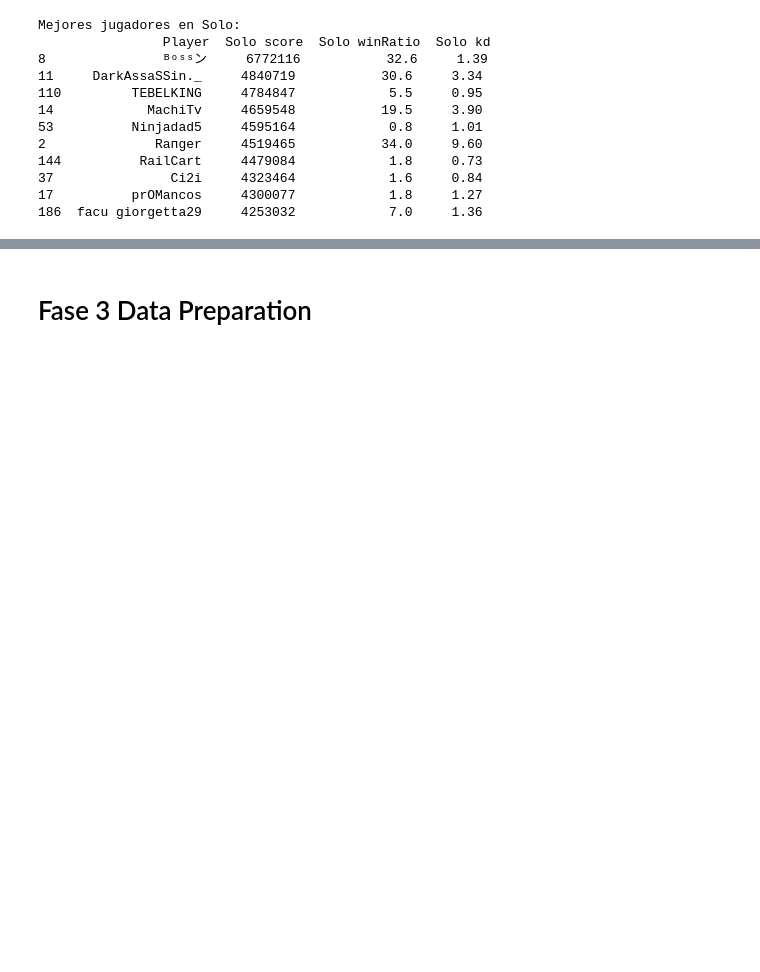
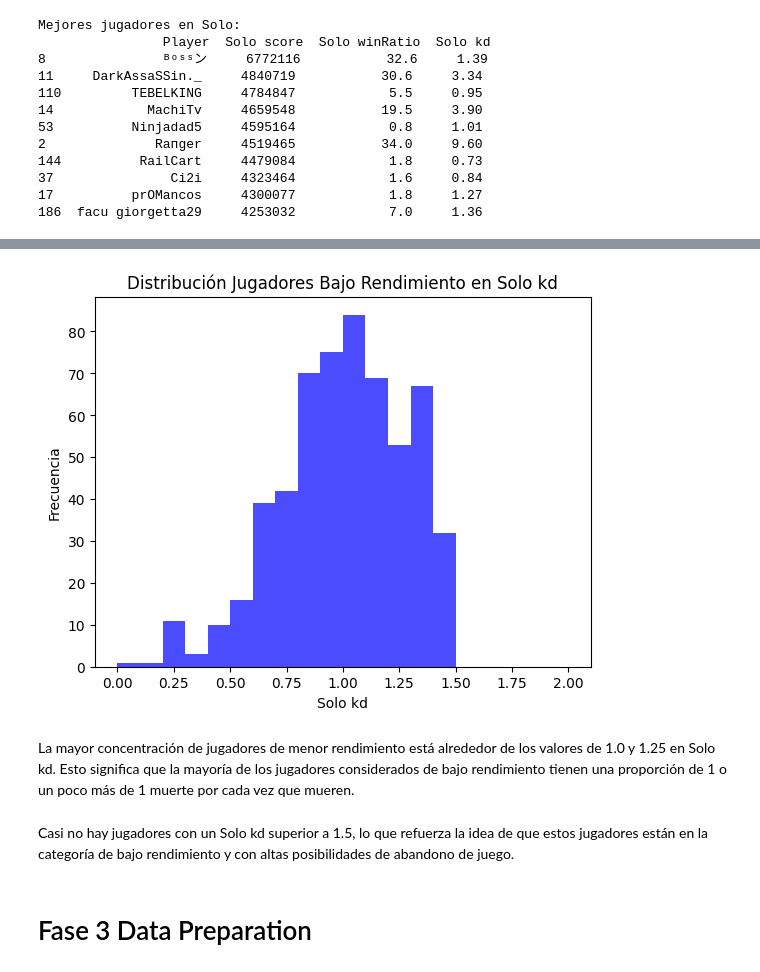
Before and after one commit to Perrogamer777/fortnite-machine, a Jupyter notebook: notebooks/note_fortinaiti.ipynb, the cells around one changed output, grey strips where cells are left out. Cells and saved outputs as stored; diff of their text form; code cells hidden in the pictures; blank space fills up the shorter version.

```diff
--- a/notebooks/note_fortinaiti.ipynb
+++ b/notebooks/note_fortinaiti.ipynb
@@ -23,9 +23,8 @@ from sklearn.impute import KNNImputer
 from sklearn.preprocessing import StandardScaler
 from sklearn.preprocessing import MinMaxScaler
 # %%
-#cargar anexo
-
-df_completo = pd.read_csv('/Users/luisolavarria/Documents/kedro/fortnite-machine/data/Fortnite_players_stats.csv', sep=",")
+#cargar dataset
+df_completo = pd.read_csv('Fortnite_players_stats.csv', sep=",")
 # %%
 print(df_completo.columns)
 # %% [output]
@@ -286,0 +285,4 @@ Los jugadores que dedican más minutos a jugar en un modo de juego específico c
+# %%
+# Filtrar jugadores con Solo kd y Solo winRatio bajos (por debajo de la mediana)
+jugadorBajoRendimiento = df[(df['Solo kd'] < df['Solo kd'].median()) &
+                             (df['Solo winRatio'] < df['Solo winRatio'].median())]
@@ -287,3 +333,16 @@ Los jugadores que dedican más minutos a jugar en un modo de juego específico c
+# %%
+# Histograma de Solo kd para jugadores de bajo rendimiento
+plt.hist(jugadorBajoRendimiento['Solo kd'], bins=20, color='blue', alpha=0.7, range=(0,2))
+plt.title('Distribución Jugadores Bajo Rendimiento en Solo kd')
+plt.xlabel('Solo kd')
+plt.ylabel('Frecuencia')
+plt.show()
+# %% [output]
+[figure, added]
+# %% [markdown]
+La mayor concentración de jugadores de menor rendimiento está alrededor de los valores de 1.0 y 1.25 en Solo kd. Esto significa que la mayoría de los jugadores considerados de bajo rendimiento tienen una proporción de 1 o un poco más de 1 muerte por cada vez que mueren.
+# %% [markdown]
+Casi no hay jugadores con un Solo kd superior a 1.5, lo que refuerza la idea de que estos jugadores están en la categoría de bajo rendimiento y con altas posibilidades de abandono de juego.
 # %% [markdown]
 # Fase 3 Data Preparation
 # %%
```
Also changed, not shown: parts of 13 cells of this notebook, 1 other file.
